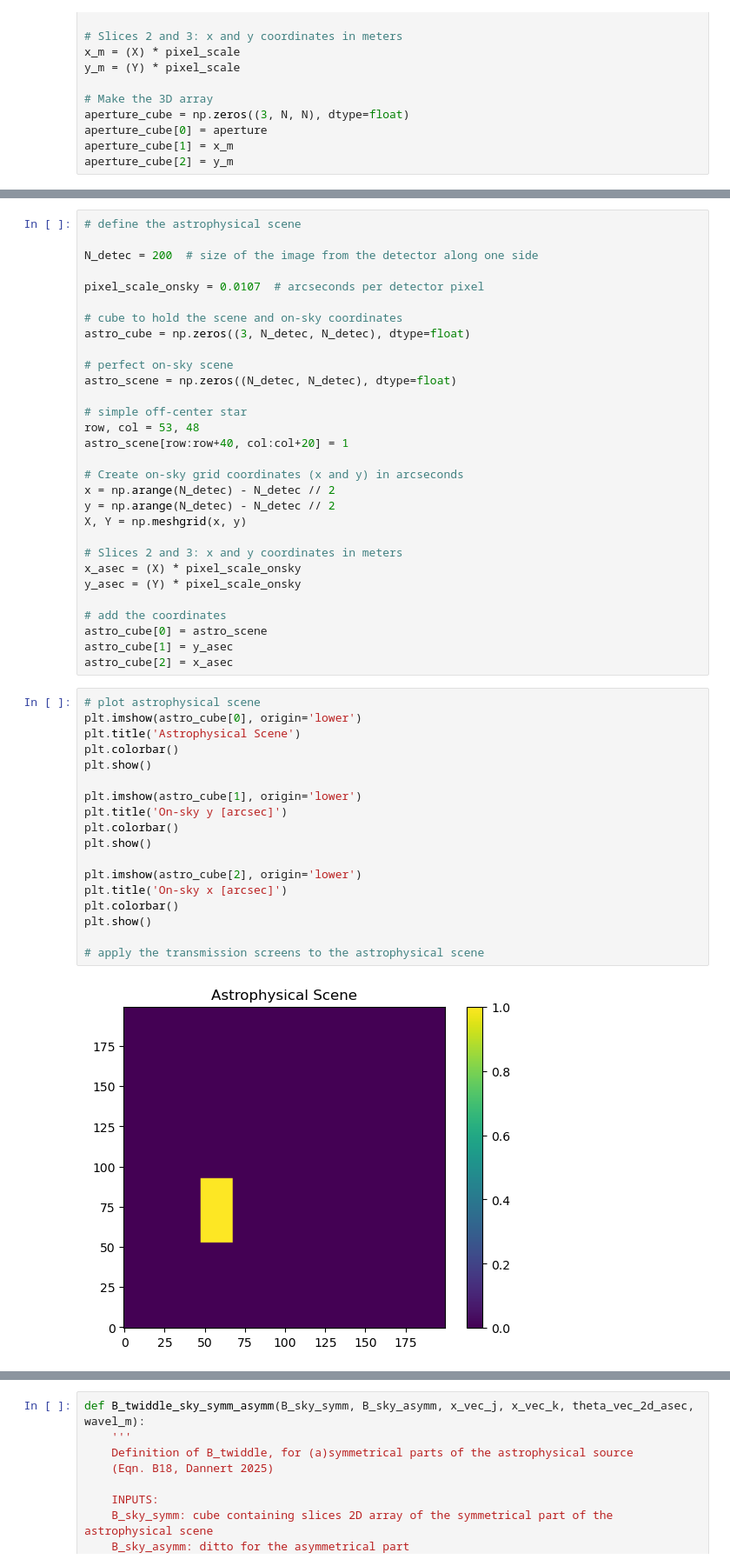
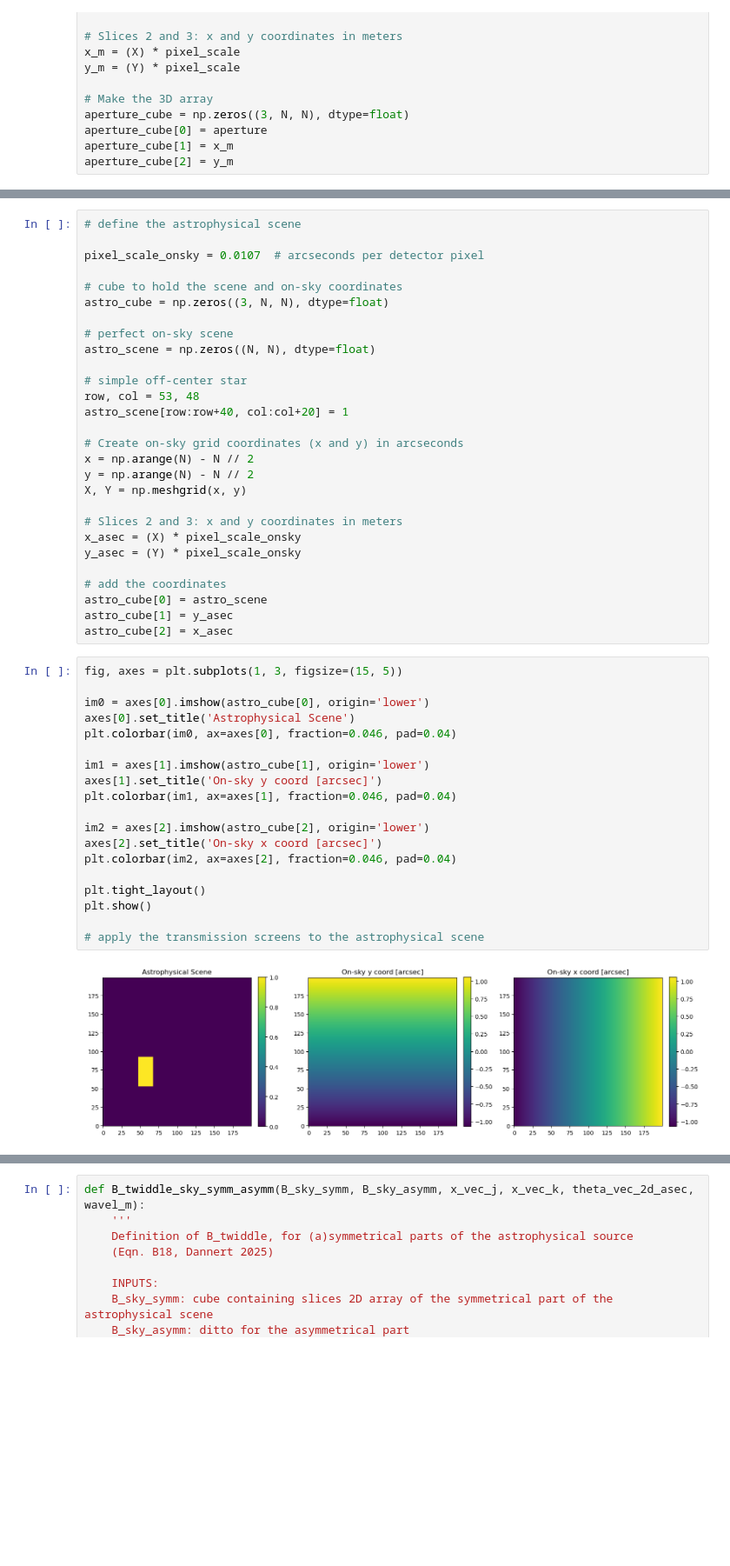
Before and after one commit to mwanakijiji/life_detectors, a Jupyter notebook: notebooks/dev_transmission_screens.ipynb, the cells around one changed output, grey strips where cells are left out. Shown at 87% size. Drawn from its saved outputs; the diff is of its cells as text; blank space fills up the shorter version.

```diff
--- a/notebooks/dev_transmission_screens.ipynb
+++ b/notebooks/dev_transmission_screens.ipynb
@@ -57,23 +59,21 @@ plt.show()
 # %%
 # define the astrophysical scene
-
-N_detec = 200  # size of the image from the detector along one side
 
 pixel_scale_onsky = 0.0107  # arcseconds per detector pixel
 
 # cube to hold the scene and on-sky coordinates
-astro_cube = np.zeros((3, N_detec, N_detec), dtype=float)
+astro_cube = np.zeros((3, N, N), dtype=float)
 
 # perfect on-sky scene
-astro_scene = np.zeros((N_detec, N_detec), dtype=float)
+astro_scene = np.zeros((N, N), dtype=float)
 
 # simple off-center star
 row, col = 53, 48
 astro_scene[row:row+40, col:col+20] = 1
 
 # Create on-sky grid coordinates (x and y) in arcseconds
-x = np.arange(N_detec) - N_detec // 2
-y = np.arange(N_detec) - N_detec // 2
+x = np.arange(N) - N // 2
+y = np.arange(N) - N // 2
 X, Y = np.meshgrid(x, y)
 
 # Slices 2 and 3: x and y coordinates in meters
@@ -85,22 +85,23 @@ astro_cube[0] = astro_scene
 astro_cube[1] = y_asec
 astro_cube[2] = x_asec
 # %%
-# plot astrophysical scene
-plt.imshow(astro_cube[0], origin='lower')
-plt.title('Astrophysical Scene')
-plt.colorbar()
-plt.show()
+fig, axes = plt.subplots(1, 3, figsize=(15, 5))
 
-plt.imshow(astro_cube[1], origin='lower')
-plt.title('On-sky y [arcsec]')
-plt.colorbar()
-plt.show()
+im0 = axes[0].imshow(astro_cube[0], origin='lower')
+axes[0].set_title('Astrophysical Scene')
+plt.colorbar(im0, ax=axes[0], fraction=0.046, pad=0.04)
 
-plt.imshow(astro_cube[2], origin='lower')
-plt.title('On-sky x [arcsec]')
-plt.colorbar()
+im1 = axes[1].imshow(astro_cube[1], origin='lower')
+axes[1].set_title('On-sky y coord [arcsec]')
+plt.colorbar(im1, ax=axes[1], fraction=0.046, pad=0.04)
+
+im2 = axes[2].imshow(astro_cube[2], origin='lower')
+axes[2].set_title('On-sky x coord [arcsec]')
+plt.colorbar(im2, ax=axes[2], fraction=0.046, pad=0.04)
+
+plt.tight_layout()
 plt.show()
 
 # apply the transmission screens to the astrophysical scene
 # %% [output]
-[figure, old version]
+[figure, new version]
```
Also changed, not shown: parts of 21 cells of this notebook.
